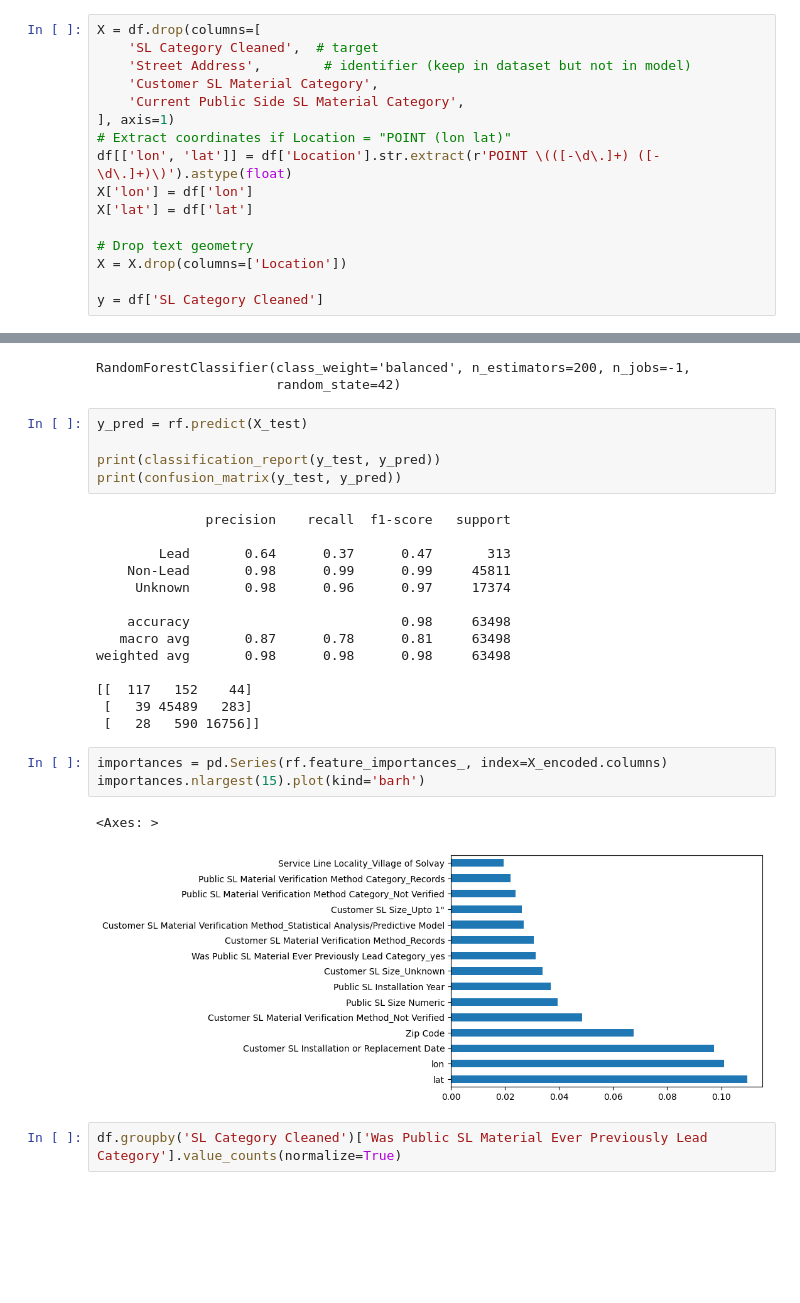
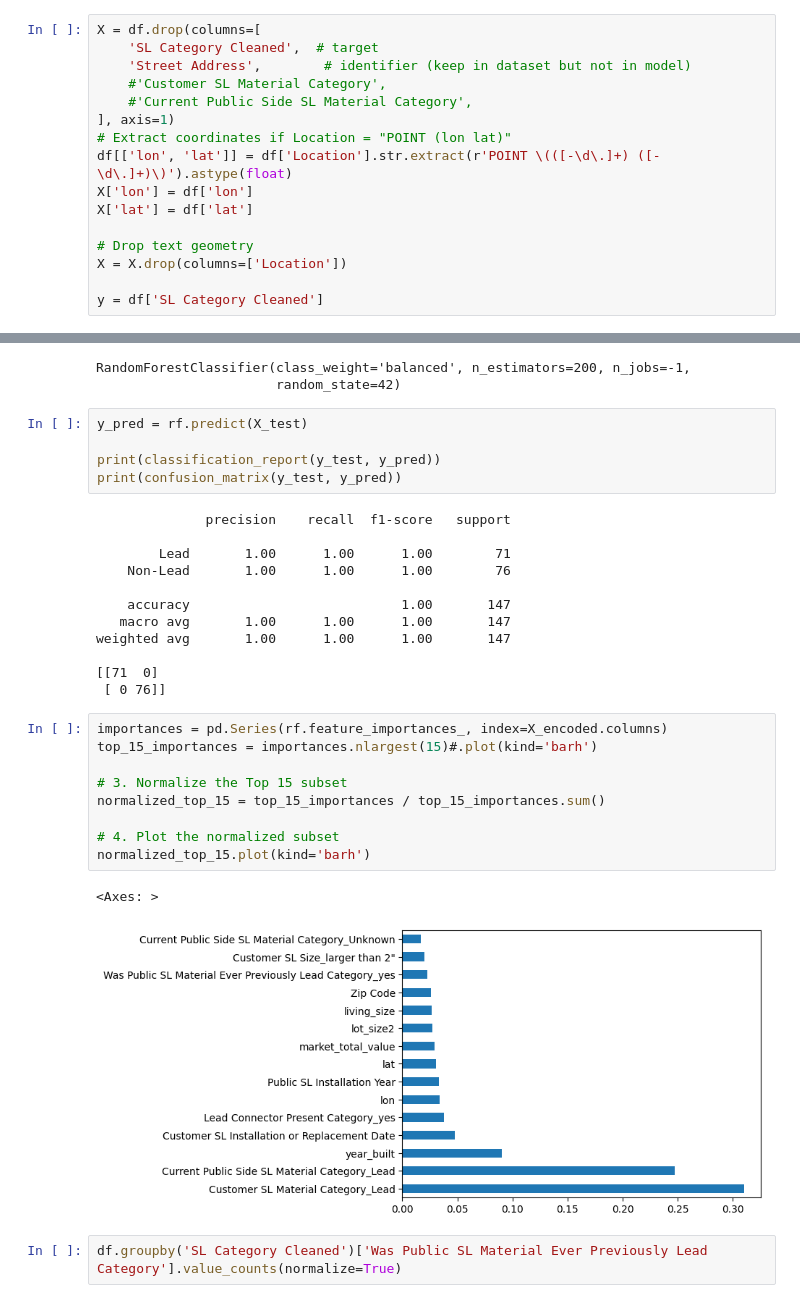
Before and after one commit to AvalonAce/ML-Lead-Service-Line-Prediction, a Jupyter notebook: models/random_forest.ipynb, the cells around one changed output, grey strips where cells are left out. Cells and saved outputs as stored; diff of their text form; blank space fills up the shorter version.

```diff
--- a/models/random_forest.ipynb
+++ b/models/random_forest.ipynb
@@ -43,8 +53,8 @@ Now lets perform some feature selection
 X = df.drop(columns=[
     'SL Category Cleaned',  # target
     'Street Address',        # identifier (keep in dataset but not in model)
-    'Customer SL Material Category',
-    'Current Public Side SL Material Category',
+    #'Customer SL Material Category',
+    #'Current Public Side SL Material Category',
 ], axis=1)
 # Extract coordinates if Location = "POINT (lon lat)"
 df[['lon', 'lat']] = df['Location'].str.extract(r'POINT \(([-\d\.]+) ([-\d\.]+)\)').astype(float)
@@ -83,23 +93,27 @@ print(confusion_matrix(y_test, y_pred))
 # %% [output]
               precision    recall  f1-score   support
 
-        Lead       0.64      0.37      0.47       313
-    Non-Lead       0.98      0.99      0.99     45811
-     Unknown       0.98      0.96      0.97     17374
+        Lead       1.00      1.00      1.00        71
+    Non-Lead       1.00      1.00      1.00        76
 
-    accuracy                           0.98     63498
-   macro avg       0.87      0.78      0.81     63498
-weighted avg       0.98      0.98      0.98     63498
+    accuracy                           1.00       147
+   macro avg       1.00      1.00      1.00       147
+weighted avg       1.00      1.00      1.00       147
 
-[[  117   152    44]
- [   39 45489   283]
- [   28   590 16756]]
+[[71  0]
+ [ 0 76]]
 # %%
 importances = pd.Series(rf.feature_importances_, index=X_encoded.columns)
-importances.nlargest(15).plot(kind='barh')
+top_15_importances = importances.nlargest(15)#.plot(kind='barh')
+
+# 3. Normalize the Top 15 subset
+normalized_top_15 = top_15_importances / top_15_importances.sum()
+
+# 4. Plot the normalized subset
+normalized_top_15.plot(kind='barh')
 # %% [output]
 <Axes: >
-[figure, old version]
+[figure, new version]
 # %%
 df.groupby('SL Category Cleaned')['Was Public SL Material Ever Previously Lead Category'].value_counts(normalize=True)
 # %% [output]
```
Also changed, not shown: parts of 3 cells of this notebook.
